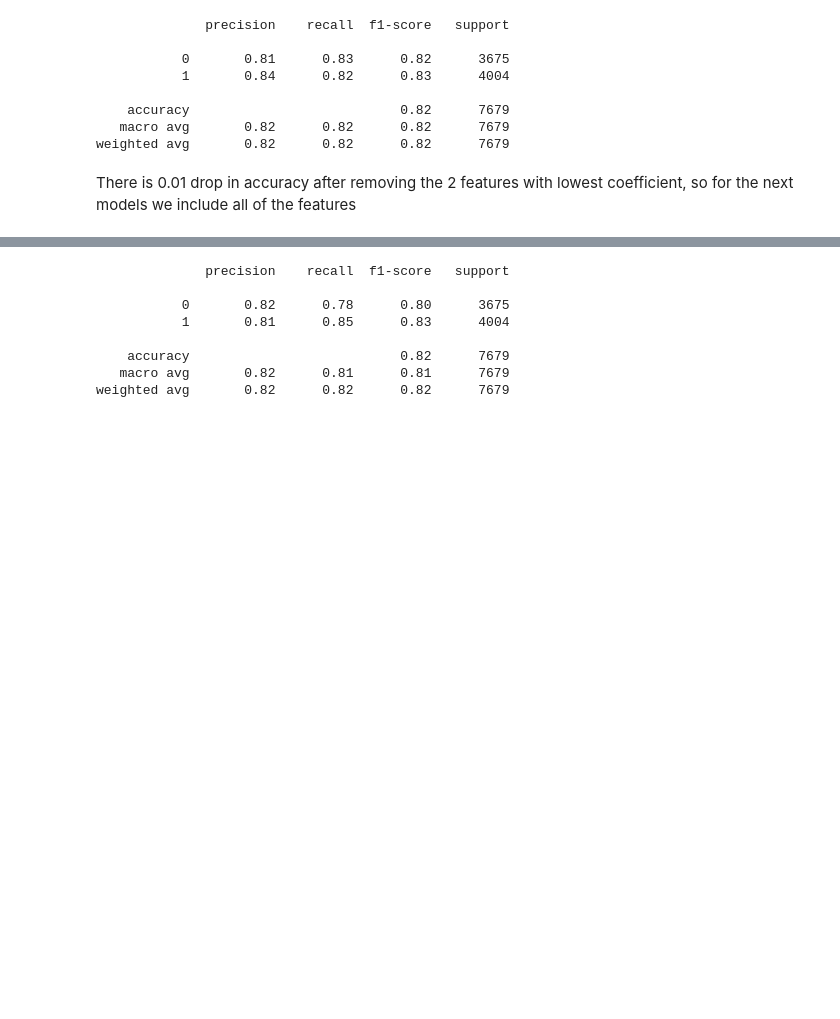
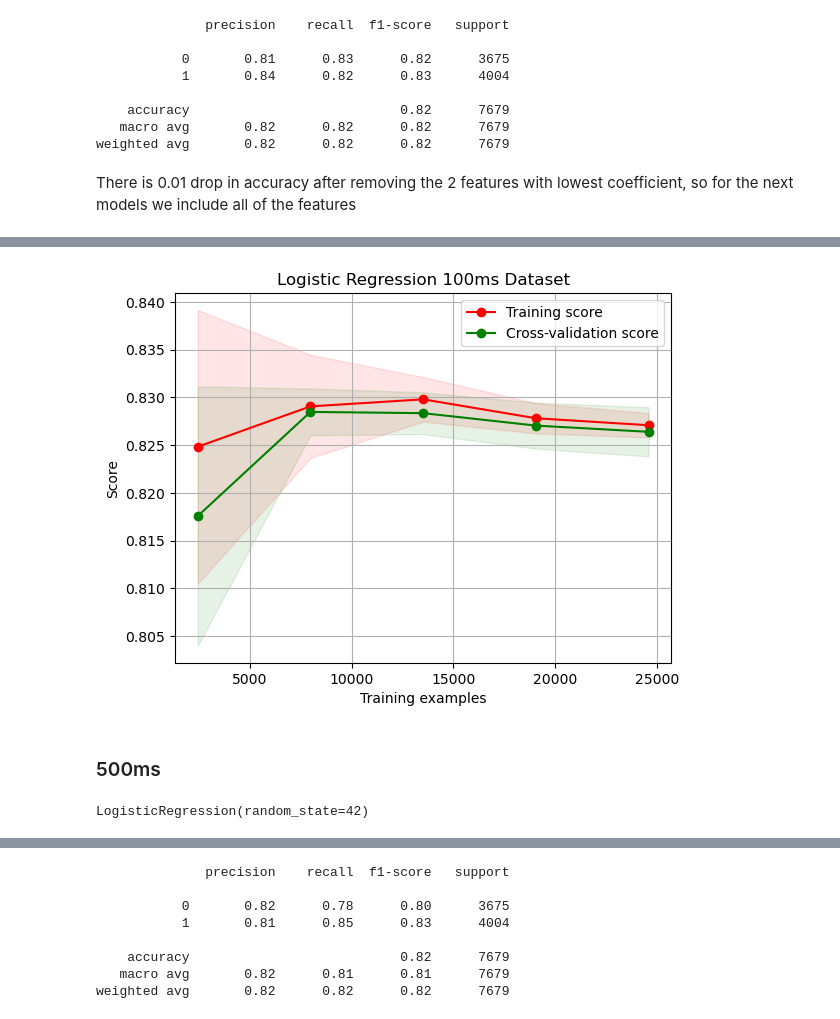
Before and after one commit to nandopants/DL-Snoring-Analysis, a Jupyter notebook: ML_Models/Machine Learning Model.ipynb, the cells around one changed output, grey strips where cells are left out. Drawn from its saved outputs; the diff is of its cells as text; code cells hidden in the pictures; blank space fills up the shorter version.

```diff
--- a/ML_Models/Machine Learning Model.ipynb
+++ b/ML_Models/Machine Learning Model.ipynb
@@ -77,0 +94,3 @@ X_mean_test_50_scaled = scaler.transform(X_mean_test_50)
+# %%
+#splitting the data into train and test data
+X_mean_2_100_train, X_mean_2_100_test, y_2_100_train, y_2_100_test = train_test_split(x_mean_100, y_2_100, test_size=0.2, random_state=123)
@@ -146,0 +256,7 @@ There is 0.01 drop in accuracy after removing the 2 features with lowest coeffic
+# %%
+#splitting the data into train and test data
+X_mean_2_100_train, X_mean_2_100_test, y_2_100_train, y_2_100_test = train_test_split(x_mean_100, y_2_100, test_size=0.2, random_state=123)
+# %%
+#Perform Logistic Regression on the MFCC mean data
+model_100_lr=LogisticRegression(solver="lbfgs", random_state=42)
+model_100_lr.fit(x_mean_2_100_train_scaled, y_2_100_train)
@@ -146,0 +281,3 @@ There is 0.01 drop in accuracy after removing the 2 features with lowest coeffic
+# %%
+plot_learning_curve(model_100_lr,"Logistic Regression 100ms Dataset",x_mean_2_100_train_scaled, y_2_100_train )
+# %% [output]
@@ -146,0 +285,9 @@ There is 0.01 drop in accuracy after removing the 2 features with lowest coeffic
+[figure, added]
+# %% [markdown]
+### 500ms
+# %%
+#Perform Logistic Regression on the MFCC mean data
+model_500_lr=LogisticRegression(solver="lbfgs", random_state=42)
+model_500_lr.fit(x_mean_2_500_train_scaled, y_2_500_train)
+# %% [output]
+LogisticRegression(random_state=42)
```
Also changed, not shown: parts of 136 cells of this notebook, 18 other files.
